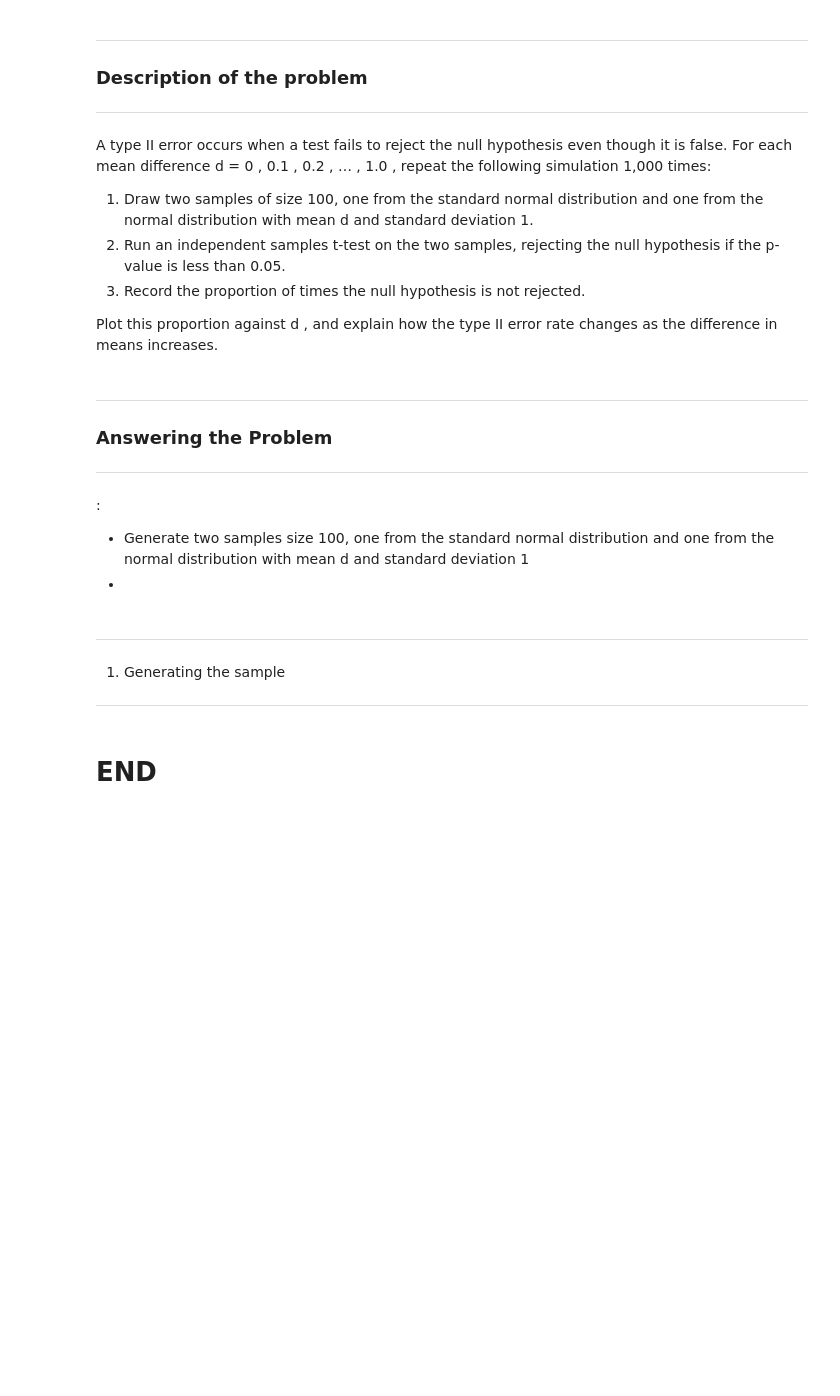
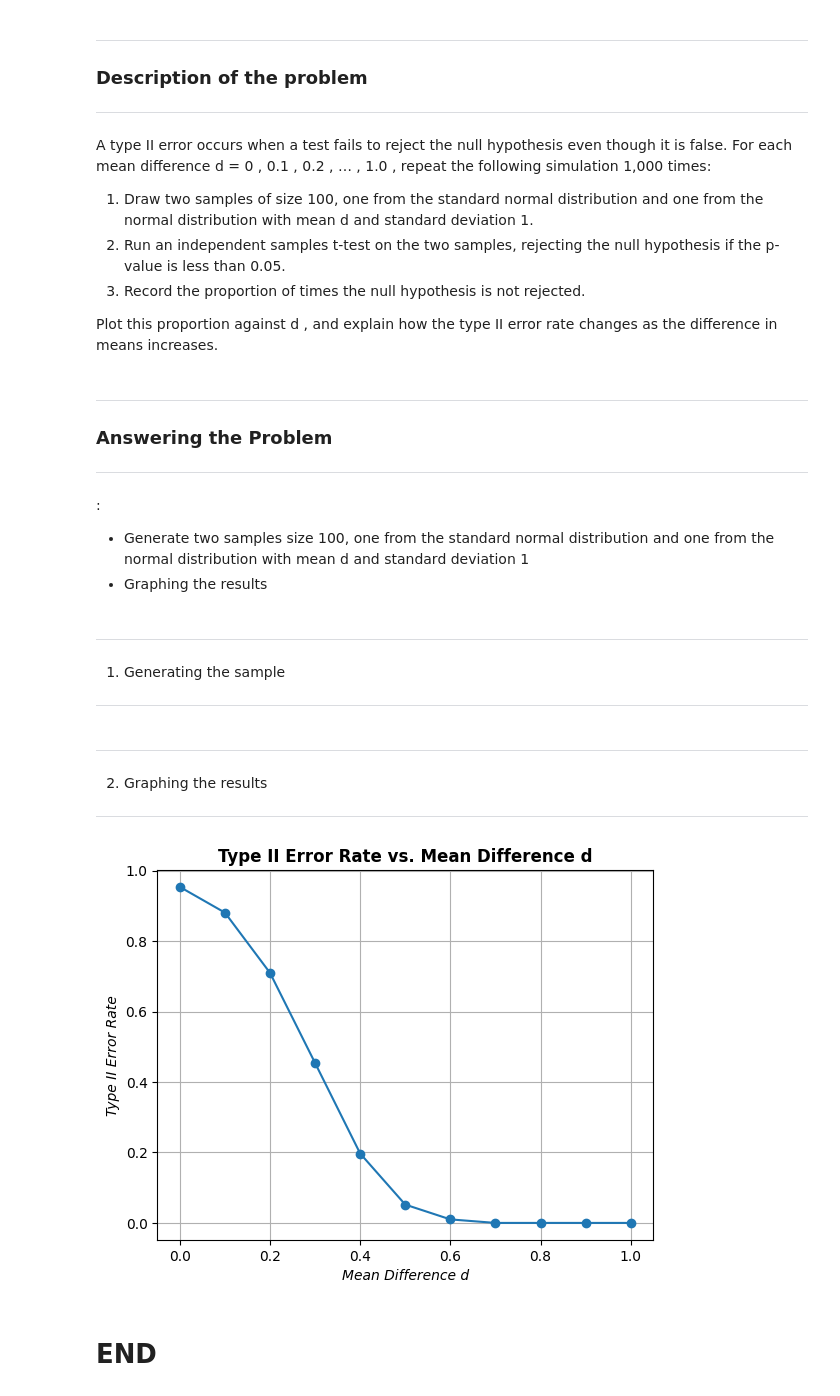
Before and after one commit to NeilTynan/applied-statistics, a Jupyter notebook: problems.ipynb, the cells around one changed output. Drawn from its saved outputs; the diff is of its cells as text; code cells hidden in the pictures; blank space fills up the shorter version.

Commit message:
Continued work on ploblem 3 - graphed the results

```diff
--- a/problems.ipynb
+++ b/problems.ipynb
@@ -335,7 +335,7 @@ ___
 
 :
 - Generate two samples size 100, one from the standard normal distribution and one from the normal distribution with mean d and standard deviation 1
--
+- Graphing the results
 # %% [markdown]
 ---
 1. Generating the sample
@@ -356,5 +356,20 @@ for d in d_array:
 
         if p >= 0.05:
             fails += 1
+
+    t2er.append(fails / repeat)
+# %% [markdown]
+---
+2. Graphing the results
+---
+# %%
+plt.plot(d_array, t2er, marker='o')
+plt.xlabel("Mean Difference d", fontstyle='italic')
+plt.ylabel("Type II Error Rate", fontstyle='italic')
+plt.title("Type II Error Rate vs. Mean Difference d", fontweight='bold')
+plt.grid(True) # Adding a grid to the graph to make it easy to identify where the points are a falling
+plt.show()
+# %% [output]
+[figure, added]
 # %% [markdown]
 # END
```
Also changed, not shown: parts of 4 cells of this notebook.
